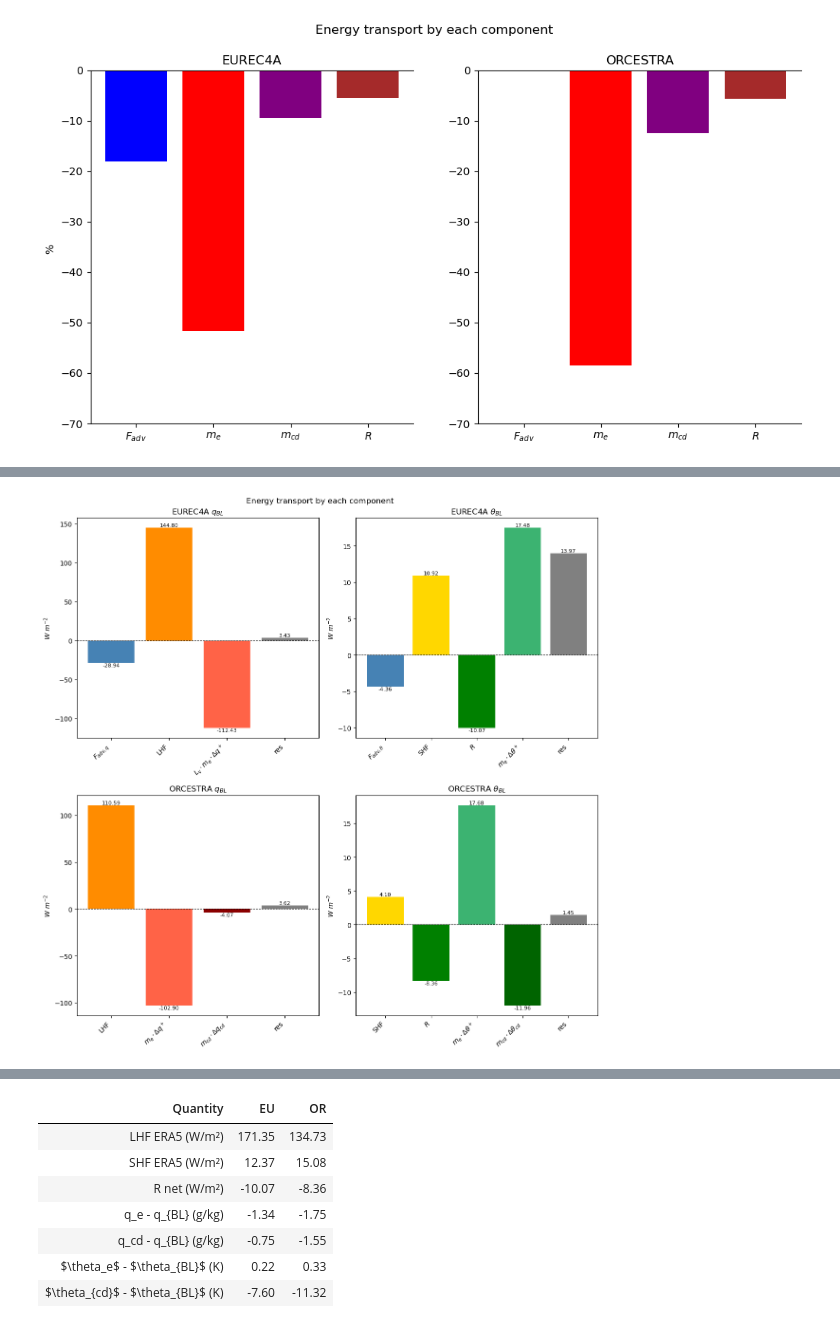
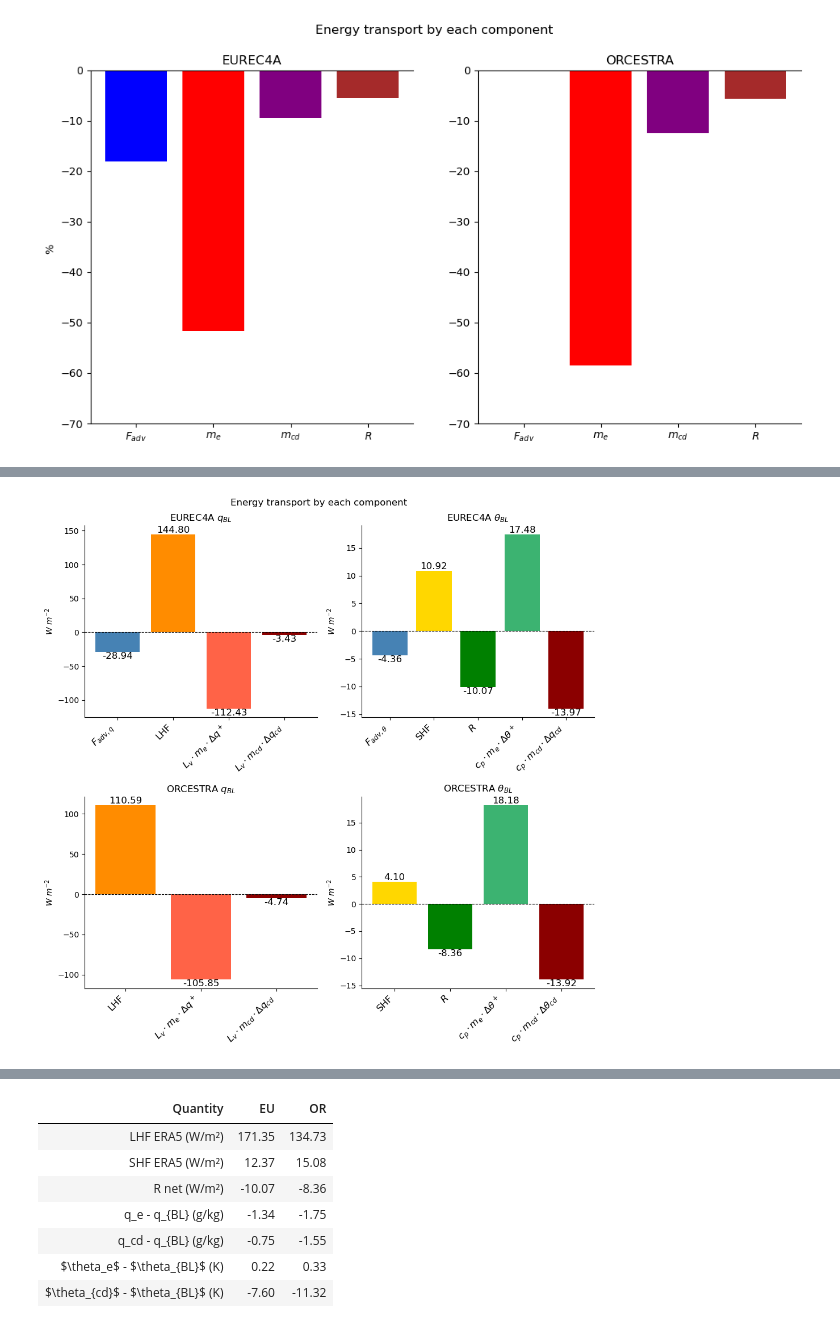
Before and after one commit to meteorologopazzo/BCO_observational, a Jupyter notebook: mass_fluxes_profiles/SimplScheme_sfcAdj.ipynb, the cells around one changed output, grey strips where cells are left out. Drawn from its saved outputs; the diff is of its cells as text; code cells hidden in the pictures.

Commit message:
presentation Vogel's group. Tidied codes for profile properties and mass fluxes in yk22_mass_fluxes

```diff
--- a/mass_fluxes_profiles/SimplScheme_sfcAdj.ipynb
+++ b/mass_fluxes_profiles/SimplScheme_sfcAdj.ipynb
@@ -973,13 +979,13 @@ theta_predRadAdv_or = np.zeros_like(E_values_or)
 for i, E in enumerate(E_adv_eu):
     # Define the coefficients of the quartic: a*x^4 + b*x^3 + c*x^2 + d*x + e = 0
     coeffs = [
-        -((2 - eps) / (1 - eps)) * eps * stefan,              # a (x^4)
+        0, #-((2 - eps) / (1 - eps)) * eps * stefan,              # a (x^4)
         0,                                                    # b (x^3)
         0,                                                    # c (x^2)
         -cp*E, #-(cp*Vs_shf_eu +cp*E),                                # d (x^1)
         shf_recShip_eu.item()
         + cp*E*theta_out_eu[i]
-        + non_thBL_terms_eu
+        + non_thBL_terms_eu -((2 - eps) / (1 - eps)) * eps * stefan*(theta_bl_eu**4)
         + cp*bl_density*bl_height*Fa_th_eu  # e (constant). # cp*Vs_shf_eu * sst_eu.values
     ]
 
@@ -1004,13 +1010,13 @@ for i, E in enumerate(E_adv_eu):
 for i, E in enumerate(E_adv_or):
     # Define the coefficients of the quartic: a*x^4 + b*x^3 + c*x^2 + d*x + e = 0
     coeffs = [
-        -((2 - eps) / (1 - eps)) * eps * stefan,               # a (x^4)
+        0, #-((2 - eps) / (1 - eps)) * eps * stefan,               # a (x^4)
         0,                                                     # b (x^3)
         0,                                                     # c (x^2)
         -cp*E, #-(cp*Vs_shf_or + cp*E),                                # d (x^1)
         shf_recShip_or.item()
         + cp*E * theta_out_or[i]
-        + non_thBL_terms_or
+        + non_thBL_terms_or -((2 - eps) / (1 - eps)) * eps * stefan*(theta_bl_or**4)
         + cp*bl_density*bl_height*Fa_th_or  # e (constant) # cp*Vs_shf_or * sst_or.values
     ]
 
@@ -2077,0 +2140,7 @@ Vs_shf_or = (shf_recShip_or/(cp*(sst_or - theta_bl_or))).values
+# %%
+## load campaign-mean SST data
+ingr_eu = xr.open_dataset("/work/mh1498/m301248/TCO_data/fluxes_data/EUREC4A_IngrFlux.nc")
+sst_eu = ingr_eu.sst.sel(cell=[17,24,31,18,25,32, 19,26,33]).mean(dim=["cell", "time"])
+
+ingr_or = xr.open_dataset("/work/mh1498/m301248/TCO_data/fluxes_data/ORCESTRA_IngrFlux.nc")
+sst_or = ingr_or.sst.sel(cell=[17,24,31,18,25,32, 19,26,33]).mean(dim=["cell", "time"])
@@ -2601,5 +2710,5 @@ for x in ax:
 # %%
-fig, ax = plt.subplots(2,2, figsize=(12, 12))
+fig, ax = plt.subplots(2,2, figsize=(10, 10))
 ax = ax.flatten()
 fig.suptitle("Energy transport by each component")
 
@@ -2609,31 +2718,34 @@ labels = [
     r"$F_{adv, q}$",
     "LHF",
     r"$L_v \cdot m_e\cdot \Delta q^+$",
+    r"$L_v \cdot m_{cd}\cdot \Delta q_{cd}$"
 ]
 
 colors = [
     "steelblue",        # F_adv
     "darkorange",       # LHF
     "tomato",           # m_e · Δq+
+    "darkred"
 ]
 
 
 terms_moisture_eu = [(bl_density*bl_height*(Lv*Fa_q_eu) )*np.ones_like(q_out_eu),      # cp*Fa_th_eu +
          lhf_recShip_eu.values*np.ones_like(q_out_eu),
-         me_eu*Lv*(q_out_eu - q_bl_eu)]
+         me_eu*Lv*(q_out_eu - q_bl_eu),
+         mD_eu*Lv*(np.nanmean(qSat_out_eu) - q_bl_eu)]
 
 bar_values = [terms_moisture_eu[i][0]for i in range(len(terms_moisture_eu))]
 
-all_labels = labels + ["res"]
+all_labels = labels #+ ["res"]
 
-ax[0].bar(all_labels, bar_values + [sum(bar_values)], color=colors + ['grey'])
-for i, v in enumerate(bar_values + [sum(bar_values)]):
-    ax[0].text(i, v, f"{v:.2f}", ha='center', va='bottom' if v >= 0 else 'top', fontsize=8)
+ax[0].bar(all_labels, bar_values, color=colors )   # + [sum(bar_values)]    + ['grey']
+for i, v in enumerate(bar_values):   # + [sum(bar_values)]
+    ax[0].text(i, v, f"{v:.2f}", ha='center', va='bottom' if v >= 0 else 'top', fontsize=12)
 ax[0].axhline(0, color='black', linewidth=0.8, linestyle='--')
 ax[0].set_title(r"EUREC4A $q_{BL}$")
 ax[0].set_ylabel(r"$W~m^{-2}$")
 ax[0].set_xticks(range(len(all_labels)))
-ax[0].set_xticklabels(all_labels, rotation=45, ha='right')
+ax[0].set_xticklabels(all_labels, rotation=45, ha='right', fontsize=12)
 
 
 
@@ -2645,7 +2757,8 @@ labels = [
     r"$F_{adv, \theta}$",
     "SHF",
     r"$R$",
-    r"$m_e\cdot \Delta \theta^+$",
+    r"$c_p \cdot m_e \cdot \Delta \theta^+$",
+    r"$c_p \cdot m_{cd}\cdot \Delta q_{cd}$"
 ]
 
 
@@ -2654,32 +2767,34 @@ colors = [
     "gold",             # SHF
     "green",            # R
     "mediumseagreen",   # m_e · Δθ+
+    "darkred"
 ]
 
 terms_th_eu = [(bl_density*bl_height*(cp*Fa_th_eu) )*np.ones_like(q_out_eu),      # full advection           (r"$F_{adv}$"")
          shf_recShip_eu.values*np.ones_like(q_out_eu)  ,
          RNet_eu*np.ones_like(q_out_eu),
-         me_eu*cp*(theta_out_eu - theta_bl_eu)]
+         me_eu*cp*(theta_out_eu - theta_bl_eu),
+         mD_eu*cp*(np.nanmean(thetaD_eu) - theta_bl_eu)]
 
 bar_values = [terms_th_eu[i][0]for i in range(len(terms_th_eu))]
 
-all_labels = labels + ["res"]
+all_labels = labels #+ ["res"]
 
-ax[1].bar(all_labels, bar_values + [sum(bar_values)], color=colors + ['grey'])
-for i, v in enumerate(bar_values + [sum(bar_values)]):
-    ax[1].text(i, v, f"{v:.2f}", ha='center', va='bottom' if v >= 0 else 'top', fontsize=8)
+ax[1].bar(all_labels, bar_values , color=colors )   #+ [sum(bar_values)]  + ['grey']
+for i, v in enumerate(bar_values ):   #+ [sum(bar_values)]
+    ax[1].text(i, v, f"{v:.2f}", ha='center', va='bottom' if v >= 0 else 'top', fontsize=12)
 ax[1].axhline(0, color='black', linewidth=0.8, linestyle='--')
 ax[1].set_title(r"EUREC4A $\theta_{BL}$")
 ax[1].set_ylabel(r"$W~m^{-2}$")
 ax[1].set_xticks(range(len(all_labels)))
-ax[1].set_xticklabels(all_labels, rotation=45, ha='right')
+ax[1].set_xticklabels(all_labels, rotation=45, ha='right', fontsize=12)
 
 
 
 labels = [
     "LHF",
-    r"$m_e\cdot \Delta q^+$",
-    r"$m_{cd}\cdot \Delta q_{cd}$"
+    r"$L_v \cdot m_e\cdot \Delta q^+$",
+    r"$L_v \cdot m_{cd}\cdot \Delta q_{cd}$"
 ]
 
 colors = [
@@ -2693,16 +2808,16 @@ me_or*Lv*(q_out_or - q_bl_or),
 mD_or*Lv*(np.nanmean(qSat_out_or) - q_bl_or) ]
 bar_values = [terms_moisture_or[i][0]for i in range(len(terms_moisture_or))]
 
-all_labels = labels + ["res"]
+all_labels = labels #+ ["res"]
 
-ax[2].bar(all_labels, bar_values + [sum(bar_values)], color=colors + ['grey'])
-for i, v in enumerate(bar_values + [sum(bar_values)]):
-    ax[2].text(i, v, f"{v:.2f}", ha='center', va='bottom' if v >= 0 else 'top', fontsize=8)
+ax[2].bar(all_labels, bar_values , color=colors + ['grey'])    #+ [sum(bar_values)]
+for i, v in enumerate(bar_values ):    #+ [sum(bar_values)]
+    ax[2].text(i, v, f"{v:.2f}", ha='center', va='bottom' if v >= 0 else 'top', fontsize=12)
 ax[2].axhline(0, color='black', linewidth=0.8, linestyle='--')
 ax[2].set_title(r"ORCESTRA $q_{BL}$")
 ax[2].set_ylabel(r"$W~m^{-2}$")
 ax[2].set_xticks(range(len(all_labels)))
-ax[2].set_xticklabels(all_labels, rotation=45, ha='right')
+ax[2].set_xticklabels(all_labels, rotation=45, ha='right', fontsize=12)
 
 
 
@@ -2713,39 +2828,44 @@ ax[2].set_xticklabels(all_labels, rotation=45, ha='right')
 
 labels = [
     "SHF",
     r"$R$",
-    r"$m_e\cdot \Delta \theta^+$",
-    r"$m_{cd}\cdot \Delta \theta_{cd}$",
+    r"$c_p \cdot m_e\cdot \Delta \theta^+$",
+    r"$c_p \cdot m_{cd}\cdot \Delta \theta_{cd}$",
 ]
 
 
 colors = [
     "gold",             # SHF
     "green",            # R
     "mediumseagreen",   # m_e · Δθ+
-    "darkgreen",        # m_cd · Δθ_cd
+    "darkred",        # m_cd · Δθ_cd
 ]
 
 
 terms_th_or = [shf_recShip_or.values*np.ones_like(q_out_or)  ,
          RNet_or*np.ones_like(q_out_or),
 me_or*cp*(theta_out_or - theta_bl_or),
 mD_or*cp*(np.nanmean(thetaD_or)- theta_bl_or) ]
 bar_values = [terms_th_or[i][0]for i in range(len(terms_th_or))]
 
-all_labels = labels + ["res"]
+all_labels = labels #+ ["res"]
 
-ax[3].bar(all_labels, bar_values + [sum(bar_values)], color=colors + ['grey'])
-for i, v in enumerate(bar_values + [sum(bar_values)]):
-    ax[3].text(i, v, f"{v:.2f}", ha='center', va='bottom' if v >= 0 else 'top', fontsize=8)
+ax[3].bar(all_labels, bar_values, color=colors + ['grey'])  # + [sum(bar_values)]
+for i, v in enumerate(bar_values):  # + [sum(bar_values)]
+    ax[3].text(i, v, f"{v:.2f}", ha='center', va='bottom' if v >= 0 else 'top', fontsize=12)
 ax[3].axhline(0, color='black', linewidth=0.8, linestyle='--')
 ax[3].set_title(r"ORCESTRA $\theta_{BL}$")
 ax[3].set_ylabel(r"$W~m^{-2}$")
 ax[3].set_xticks(range(len(all_labels)))
-ax[3].set_xticklabels(all_labels, rotation=45, ha='right')
+ax[3].set_xticklabels(all_labels, rotation=45, ha='right', fontsize=12)
 
 
 
+for x in ax:
+    for spine in ['top', 'right']:
+        x.spines[spine].set_visible(False)
+
+
 plt.tight_layout()
 # %% [output]
-[figure, old version]
+[figure, new version]
```
Also changed, not shown: parts of 29 cells of this notebook, 3 other files.
